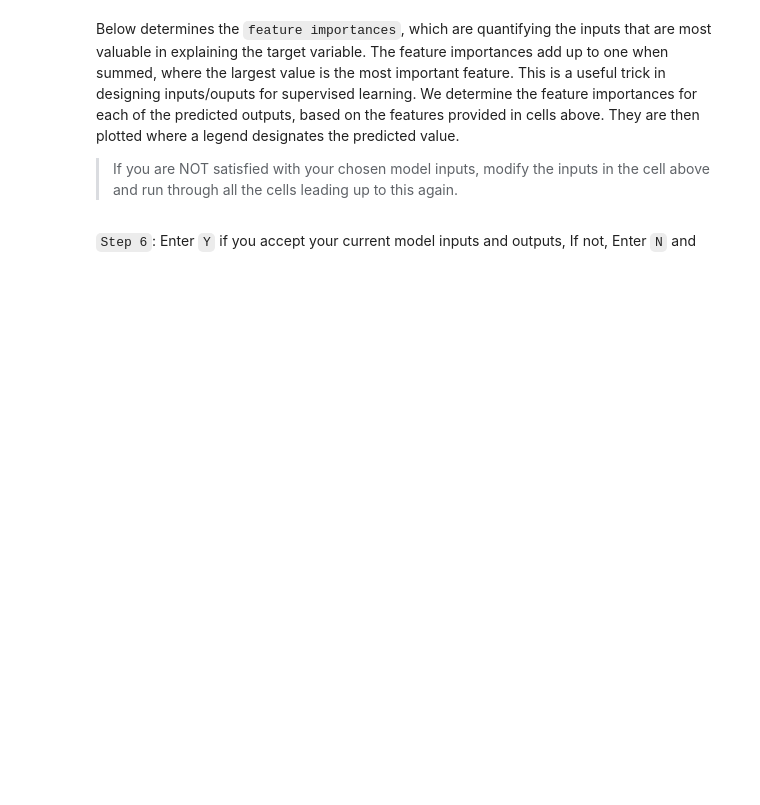
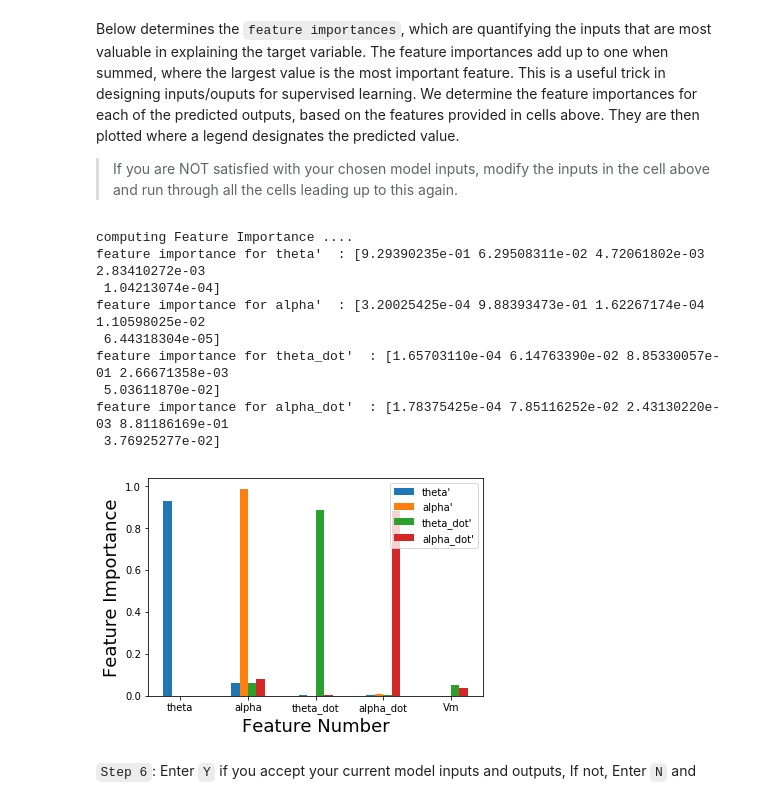
Before and after one commit to microsoft/datadrivenmodel, a Jupyter notebook: source/presales_evaluation/presales_evaluation.ipynb, the cells around one changed output. Cells and saved outputs as stored; diff of their text form; code cells hidden in the pictures; blank space fills up the shorter version.

```diff
--- a/source/presales_evaluation/presales_evaluation.ipynb
+++ b/source/presales_evaluation/presales_evaluation.ipynb
@@ -41,7 +41,7 @@ os.chdir(gitroot.rstrip())
 # %%
 filenames = [
     'example_data.csv',
-    'data.csv',
+    #'data.csv',
 ]
 # %% [markdown]
 The test below simply awards 10 points if the data can be successfuly loaded into the jupyter notebook, i.e. paths are real.
@@ -156,0 +337,17 @@ assert(check_nan == None or check_nan == False)
+# %%
+dfs = pd.DataFrame()
+for df in df_list:
+  dfs = pd.concat([dfs, df[req_keys]], sort=False)
+
+print(dfs.head())
+
+### BEGIN HIDDEN TESTS
+nan_count, _ = hasNaN(df[req_keys])
+for i in range(0, df[req_keys].shape[1]):
+        print('Detected {} NaN and the following issues in column, {}:  {}'.format(int(nan_count[0, i]), req_keys[i],  _[i]))
+
+for col in nan_count:
+    assert(col.any() < 1), "NaNs were detected, remove."
+for col in _:
+    assert(len(col) == 0), "Remove undesired data samples tagged above."
+### END HIDDEN TESTS
@@ -168,34 +382,66 @@ Below determines the `feature importances`, which are quantifying the inputs tha
 ## Feature Importances
 
 ### BEGIN HIDDEN TESTS
 from sklearn.model_selection import train_test_split
-from featureImportance import feature_plots
 from env_data_modeler import env_gb_modeler
+from datamodeler import read_env_data
+
+def feature_plots(feature_data, state_space_dim, action_space_dim, config, total_width=0.5):
+    fig, ax = plt.subplots()
+
+    colors = plt.rcParams['axes.prop_cycle'].by_key()['color']
+    n_bars = len(feature_data)
+    bar_width = total_width / n_bars # width of single bar
+    bars = []
+    for i, (name, values) in enumerate(feature_data.items()):
+        x_offset = (i - n_bars / 2) * bar_width + bar_width / 2
+        for x, y in enumerate(values):
+            bar = ax.bar(x + x_offset, y, width=bar_width , color=colors[i % len(colors)])
+        bars.append(bar[0])
+
+
+    ax.legend(bars, feature_data.keys())
+    plt.xlabel('Feature Number', fontsize=18)
+    plt.ylabel('Feature Importance', fontsize=18)
+
+    plt.xticks(ticks=range(state_space_dim+action_space_dim), labels=config['IO']['feature_name'].keys())
+    plt.show()
 
 state_space_dim = 0
 action_space_dim = 0
 for key, value in config['IO']['feature_name'].items():
     if value == 'state':
         state_space_dim += 1
     elif value == 'action':
         action_space_dim += 1
     else:
         print('Please fix config_model.yml to specify either state or action')
 
 x_set, y_set = read_env_data()
 x_train, x_test, y_train, y_test = train_test_split(x_set, y_set, test_size=0.33, random_state=42)
 
 ## Computing Feature importance using gradient boosting
 print('computing Feature Importance ....')
 feature_importance_data = {}
 for i in range (0, y_set.shape[1]):
     gb_estimator=env_gb_modeler(state_space_dim, action_space_dim)
     gb_estimator.create_gb_model()
     gb_model= gb_estimator.train_gb_model(x_train,y_train[:,i])
     feature_importance_data[feature_names[i]+"'"] = gb_model.feature_importances_
     print('feature importance for', feature_names[i]+"'", ' :', feature_importance_data[feature_names[i]+"'"])
 feature_plots(feature_importance_data, state_space_dim, action_space_dim, config, total_width=0.5)
 ### END HIDDEN TESTS
+# %% [output]
+computing Feature Importance ....
+feature importance for theta'  : [9.29390235e-01 6.29508311e-02 4.72061802e-03 2.83410272e-03
+ 1.04213074e-04]
+feature importance for alpha'  : [3.20025425e-04 9.88393473e-01 1.62267174e-04 1.10598025e-02
+ 6.44318304e-05]
+feature importance for theta_dot'  : [1.65703110e-04 6.14763390e-02 8.85330057e-01 2.66671358e-03
+ 5.03611870e-02]
+feature importance for alpha_dot'  : [1.78375425e-04 7.85116252e-02 2.43130220e-03 8.81186169e-01
+ 3.76925277e-02]
+[figure, added]
 # %% [markdown]
 `Step 6`: Enter `Y` if you accept your current model inputs and outputs, If not, Enter `N` and
 # %%
```
Also changed, not shown: parts of 20 cells of this notebook, 9 other files.
